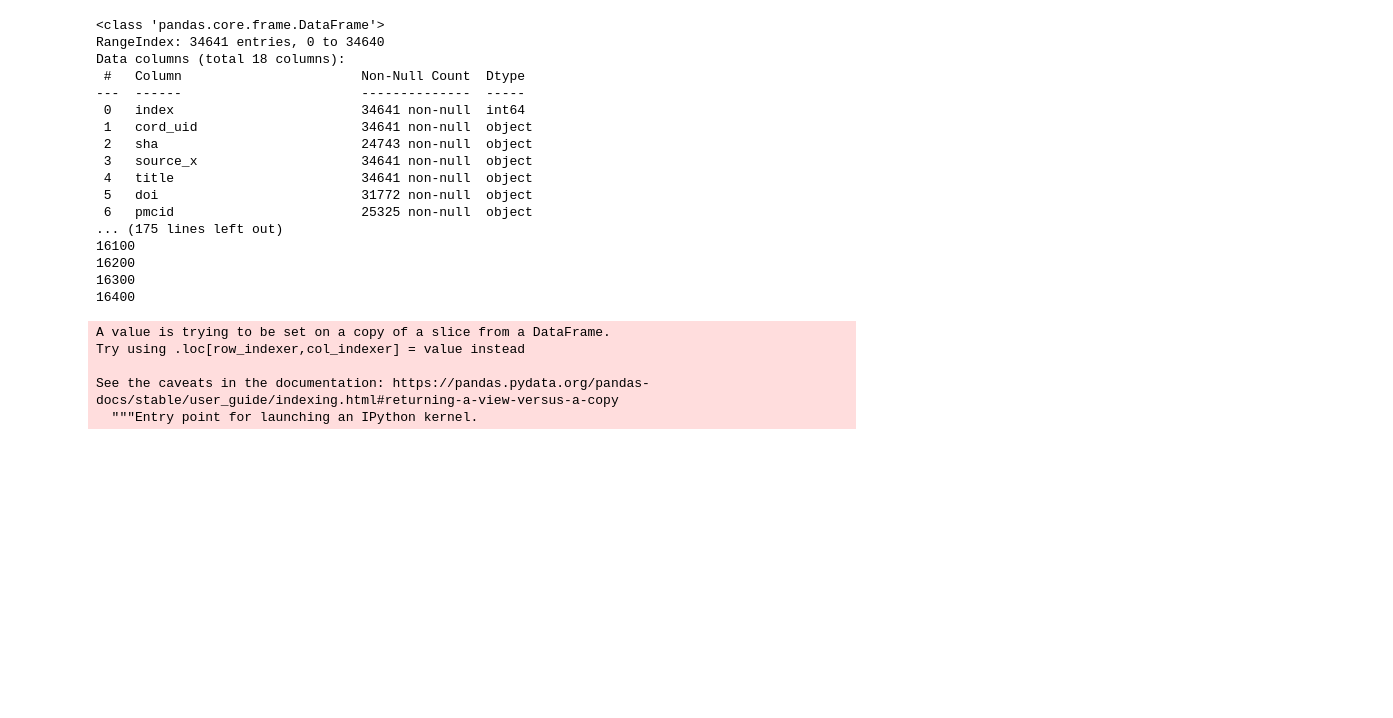
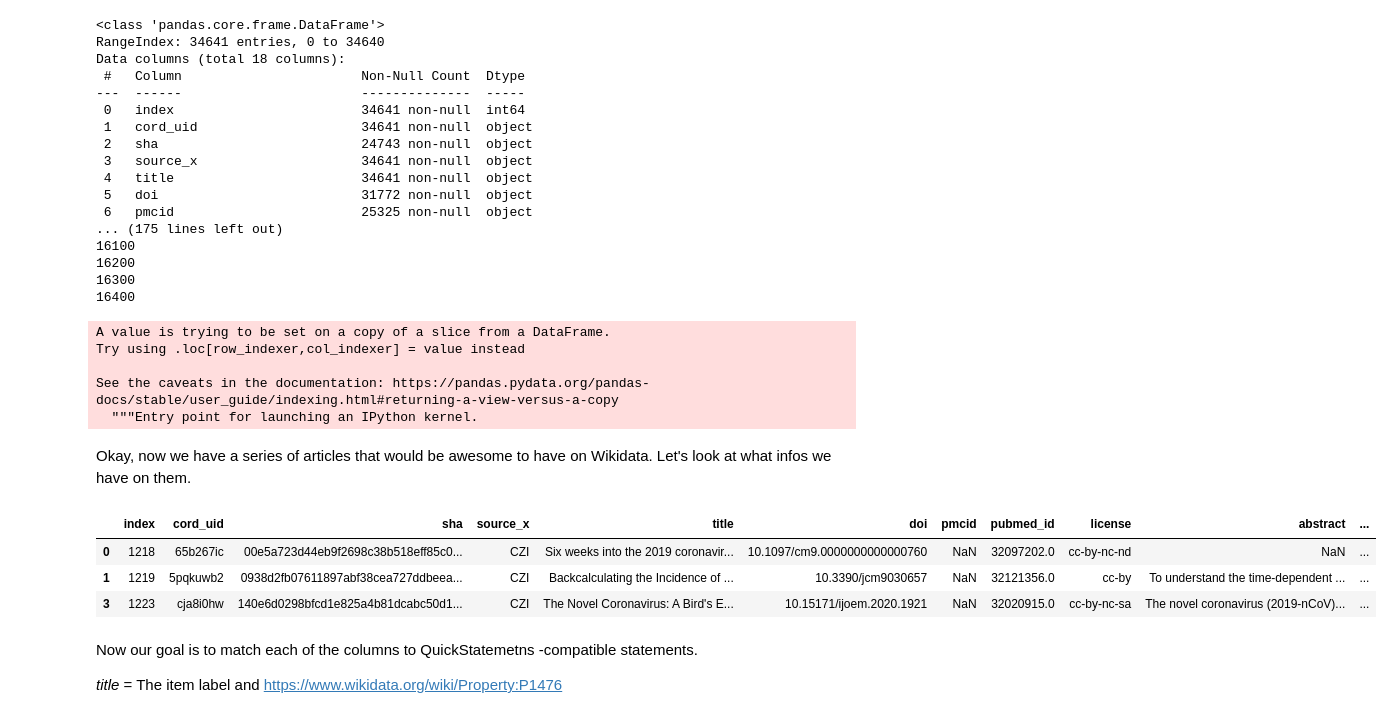
Before and after one commit to lubianat/covid_kaggle_wikidata, a Jupyter notebook: wikidata.ipynb, the cells around one changed output. Drawn from its saved outputs; the diff is of its cells as text; code cells hidden in the pictures; blank space fills up the shorter version.

Commit message:
starting the column-property matching

```diff
--- a/wikidata.ipynb
+++ b/wikidata.ipynb
@@ -229,0 +230,15 @@ metadata_only_with_pubmed_ids.to_csv("metadata_annotated_with_qids")
+# %% [markdown]
+Okay, now we have a series of articles that would be awesome to have on Wikidata. Let's look at what infos we have on them.
+# %%
+qless_articles = metadata_only_with_pubmed_ids[metadata_only_with_pubmed_ids["wikidata_id"] == "not found"]
+# %%
+qless_articles.head(3)
+# %% [output]
+|  | index | cord_uid | sha | source_x | title | doi | pmcid | pubmed_id | license | abstract | ... |
+| 0 | 1218 | 65b267ic | 00e5a723d44eb9f2698c38b518eff85c0... | CZI | Six weeks into the 2019 coronavir... | 10.1097/cm9.0000000000000760 | NaN | 32097202.0 | cc-by-nc-nd | NaN | ... |
+| 1 | 1219 | 5pqkuwb2 | 0938d2fb07611897abf38cea727ddbeea... | CZI | Backcalculating the Incidence of ... | 10.3390/jcm9030657 | NaN | 32121356.0 | cc-by | To understand the time-dependent ... | ... |
+| 3 | 1223 | cja8i0hw | 140e6d0298bfcd1e825a4b81dcabc50d1... | CZI | The Novel Coronavirus: A Bird's E... | 10.15171/ijoem.2020.1921 | NaN | 32020915.0 | cc-by-nc-sa | The novel coronavirus (2019-nCoV)... | ... |
+# %% [markdown]
+Now our goal is to match each of the columns to QuickStatemetns -compatible statements.
+
+*title* = The item label and https://www.wikidata.org/wiki/Property:P1476
```
Also changed, not shown: parts of 1 cell of this notebook.
